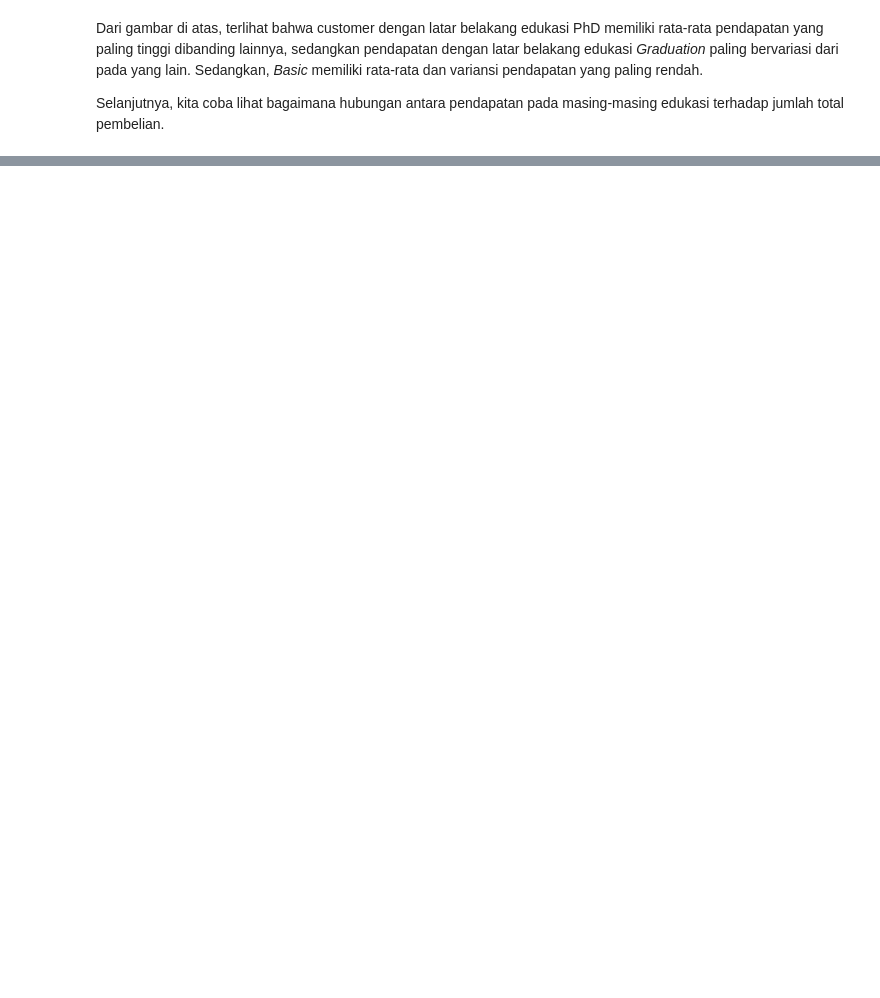
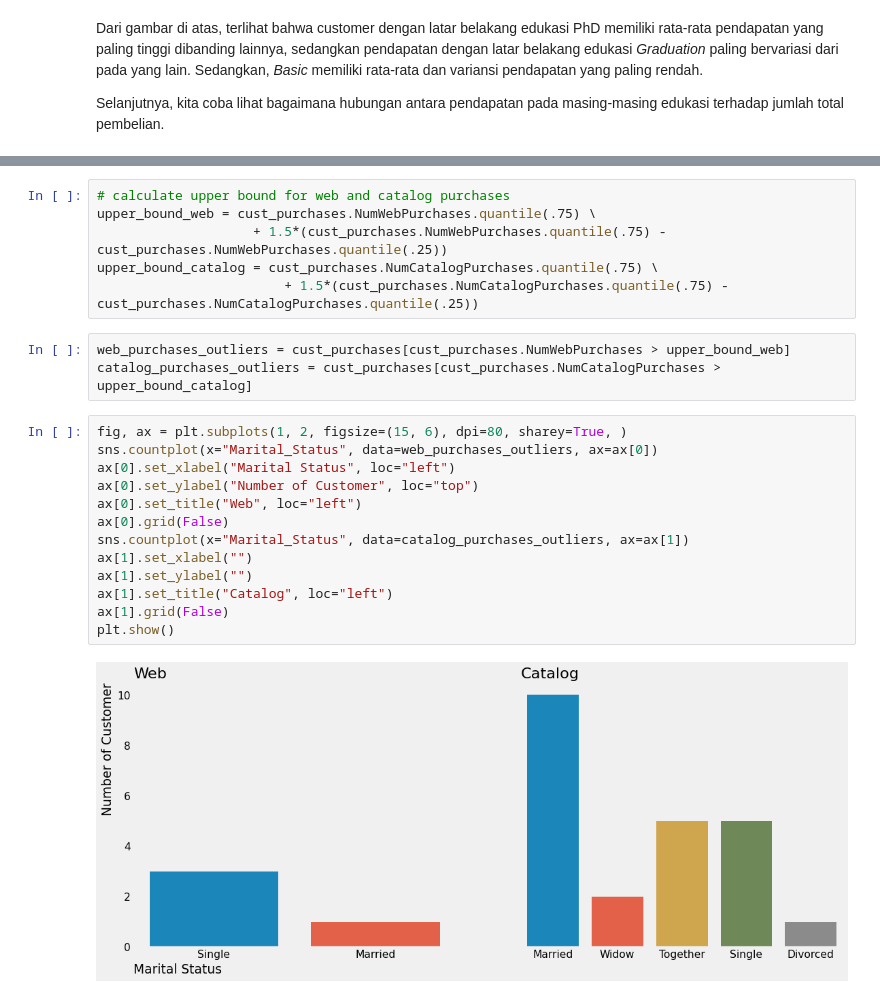
Before and after one commit to syahrulhamdani/data-science-crisp-dm, a Jupyter notebook: book/crisp-dm.ipynb, the cells around one changed output, grey strips where cells are left out. Cells and saved outputs as stored; diff of their text form; blank space fills up the shorter version.

```diff
--- a/book/crisp-dm.ipynb
+++ b/book/crisp-dm.ipynb
@@ -397,0 +540,24 @@ cust_no_purchases = df[df["NumTotalPurchases"] == 0]
+# %%
+# calculate upper bound for web and catalog purchases
+upper_bound_web = cust_purchases.NumWebPurchases.quantile(.75) \
+                    + 1.5*(cust_purchases.NumWebPurchases.quantile(.75) - cust_purchases.NumWebPurchases.quantile(.25))
+upper_bound_catalog = cust_purchases.NumCatalogPurchases.quantile(.75) \
+                        + 1.5*(cust_purchases.NumCatalogPurchases.quantile(.75) - cust_purchases.NumCatalogPurchases.quantile(.25))
+# %%
+web_purchases_outliers = cust_purchases[cust_purchases.NumWebPurchases > upper_bound_web]
+catalog_purchases_outliers = cust_purchases[cust_purchases.NumCatalogPurchases > upper_bound_catalog]
+# %%
+fig, ax = plt.subplots(1, 2, figsize=(15, 6), dpi=80, sharey=True, )
+sns.countplot(x="Marital_Status", data=web_purchases_outliers, ax=ax[0])
+ax[0].set_xlabel("Marital Status", loc="left")
+ax[0].set_ylabel("Number of Customer", loc="top")
+ax[0].set_title("Web", loc="left")
+ax[0].grid(False)
+sns.countplot(x="Marital_Status", data=catalog_purchases_outliers, ax=ax[1])
+ax[1].set_xlabel("")
+ax[1].set_ylabel("")
+ax[1].set_title("Catalog", loc="left")
+ax[1].grid(False)
+plt.show()
+# %% [output]
+[figure, added]
```
Also changed, not shown: parts of 24 cells of this notebook.
